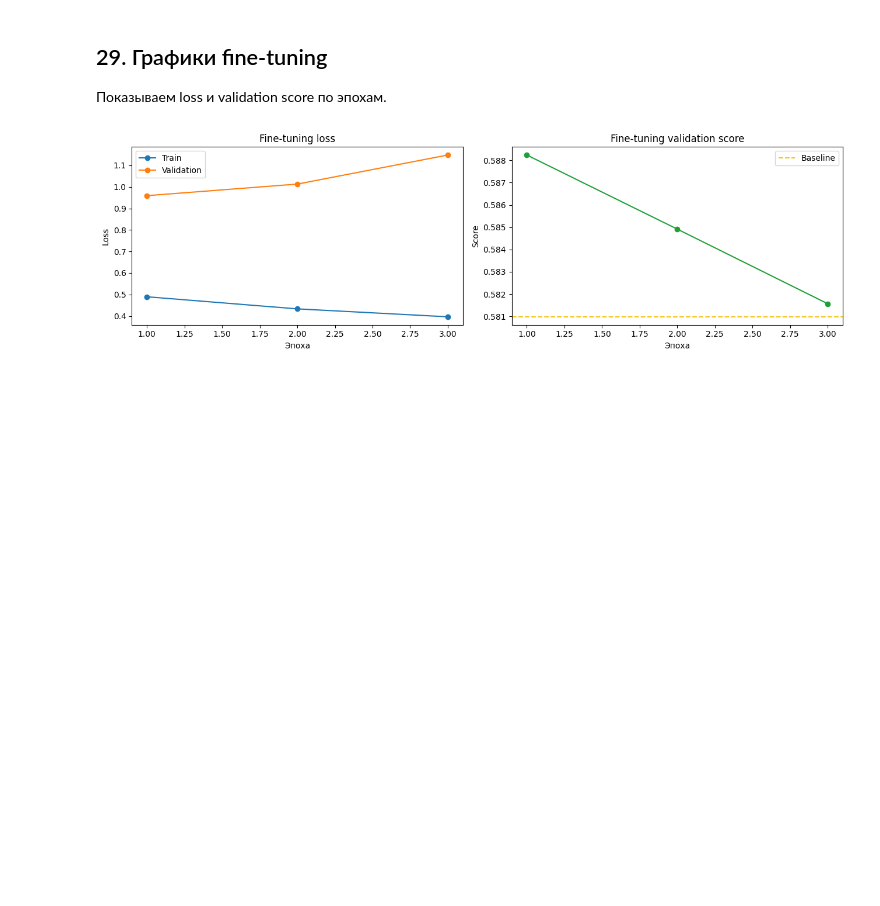
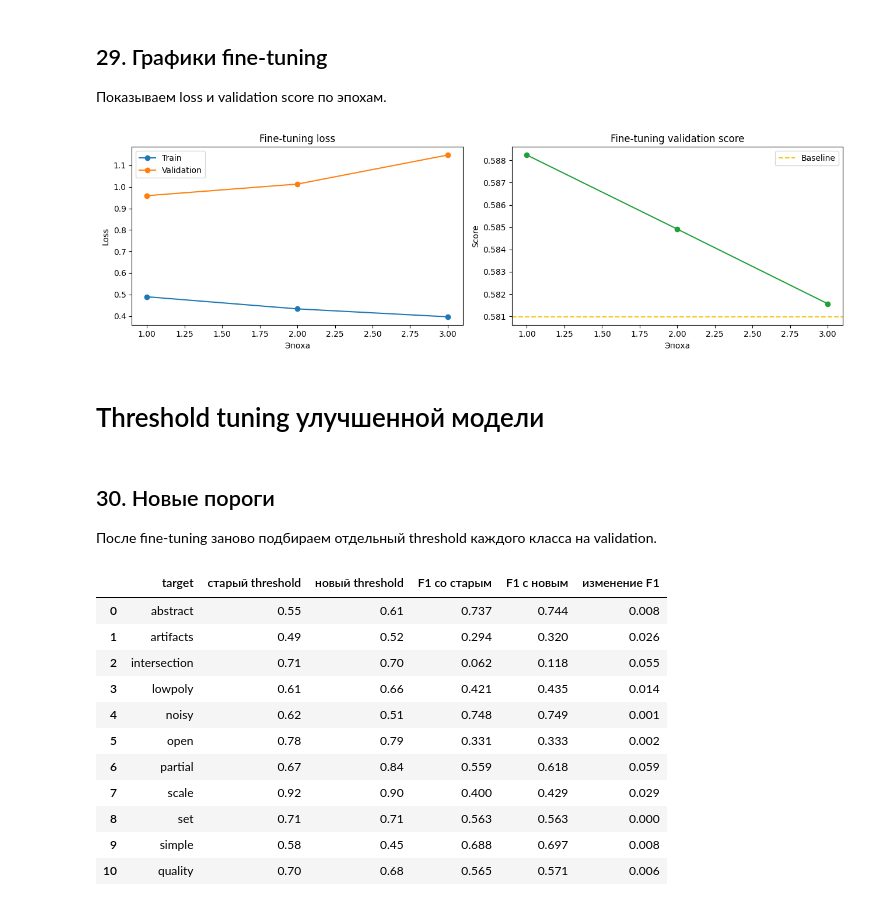
Before and after one commit to gasich27/AI-Challenge-2026-MainStage, a Jupyter notebook: cnn_baseline.ipynb, the cells around one changed output. Saved outputs shown, nothing was run; the diff lists cells and outputs as text; code cells hidden in the pictures; blank space fills up the shorter version.

```diff
--- a/cnn_baseline.ipynb
+++ b/cnn_baseline.ipynb
@@ -1188,3 +1188,59 @@ plt.tight_layout()
 plt.show()
 # %% [output]
 [figure]
+# %% [markdown]
+# Threshold tuning улучшенной модели
+# %% [markdown]
+## 30. Новые пороги
+
+После fine-tuning заново подбираем отдельный threshold каждого класса на validation.
+# %%
+improved_thresholds = []
+improved_tuning_rows = []
+
+for target_index, target_name in enumerate(target_columns):
+    y_true = improved_val_targets[:, target_index]
+    probabilities = improved_val_probabilities[:, target_index]
+
+    f1_values = []
+
+    for threshold in threshold_grid:
+        predictions = (probabilities >= threshold).astype(int)
+        f1 = f1_score(y_true, predictions, zero_division=0)
+        f1_values.append(f1)
+
+    best_index = int(np.argmax(f1_values))
+    best_threshold = float(threshold_grid[best_index])
+    old_threshold = float(best_thresholds[target_index])
+    old_f1 = f1_score(
+        y_true,
+        (probabilities >= old_threshold).astype(int),
+        zero_division=0
+    )
+
+    improved_thresholds.append(best_threshold)
+    improved_tuning_rows.append({
+        'target': target_name,
+        'старый threshold': old_threshold,
+        'новый threshold': best_threshold,
+        'F1 со старым': old_f1,
+        'F1 с новым': float(f1_values[best_index]),
+        'изменение F1': float(f1_values[best_index] - old_f1)
+    })
+
+improved_thresholds = np.array(improved_thresholds)
+improved_threshold_table = pd.DataFrame(improved_tuning_rows)
+improved_threshold_table.round(3)
+# %% [output]
+|  | target | старый threshold | новый threshold | F1 со старым | F1 с новым | изменение F1 |
+| 0 | abstract | 0.55 | 0.61 | 0.737 | 0.744 | 0.008 |
+| 1 | artifacts | 0.49 | 0.52 | 0.294 | 0.320 | 0.026 |
+| 2 | intersection | 0.71 | 0.70 | 0.062 | 0.118 | 0.055 |
+| 3 | lowpoly | 0.61 | 0.66 | 0.421 | 0.435 | 0.014 |
+| 4 | noisy | 0.62 | 0.51 | 0.748 | 0.749 | 0.001 |
+| 5 | open | 0.78 | 0.79 | 0.331 | 0.333 | 0.002 |
+| 6 | partial | 0.67 | 0.84 | 0.559 | 0.618 | 0.059 |
+| 7 | scale | 0.92 | 0.90 | 0.400 | 0.429 | 0.029 |
+| 8 | set | 0.71 | 0.71 | 0.563 | 0.563 | 0.000 |
+| 9 | simple | 0.58 | 0.45 | 0.688 | 0.697 | 0.008 |
+| 10 | quality | 0.70 | 0.68 | 0.565 | 0.571 | 0.006 |
```
Also changed, not shown: parts of 4 cells of this notebook, 3 other files.
